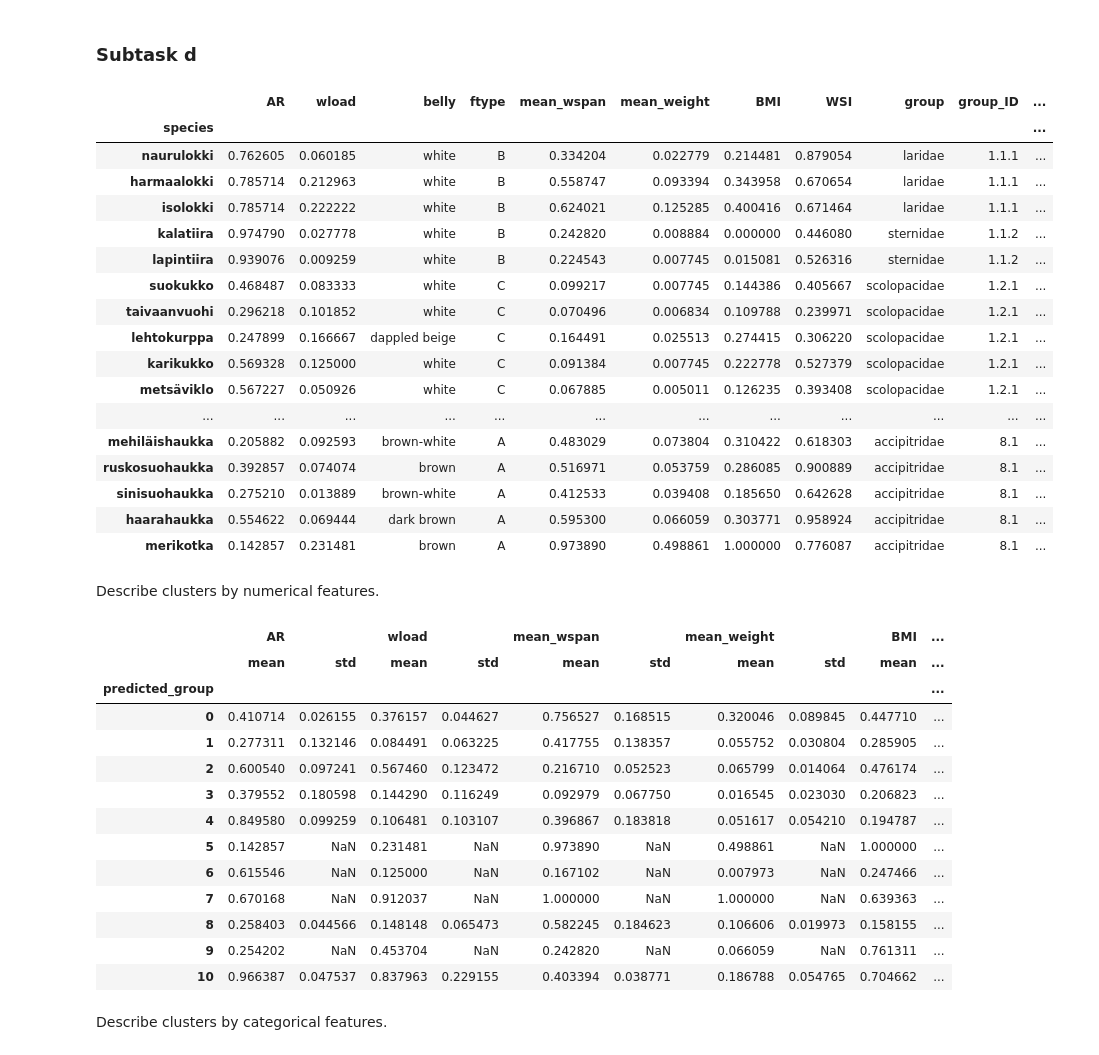
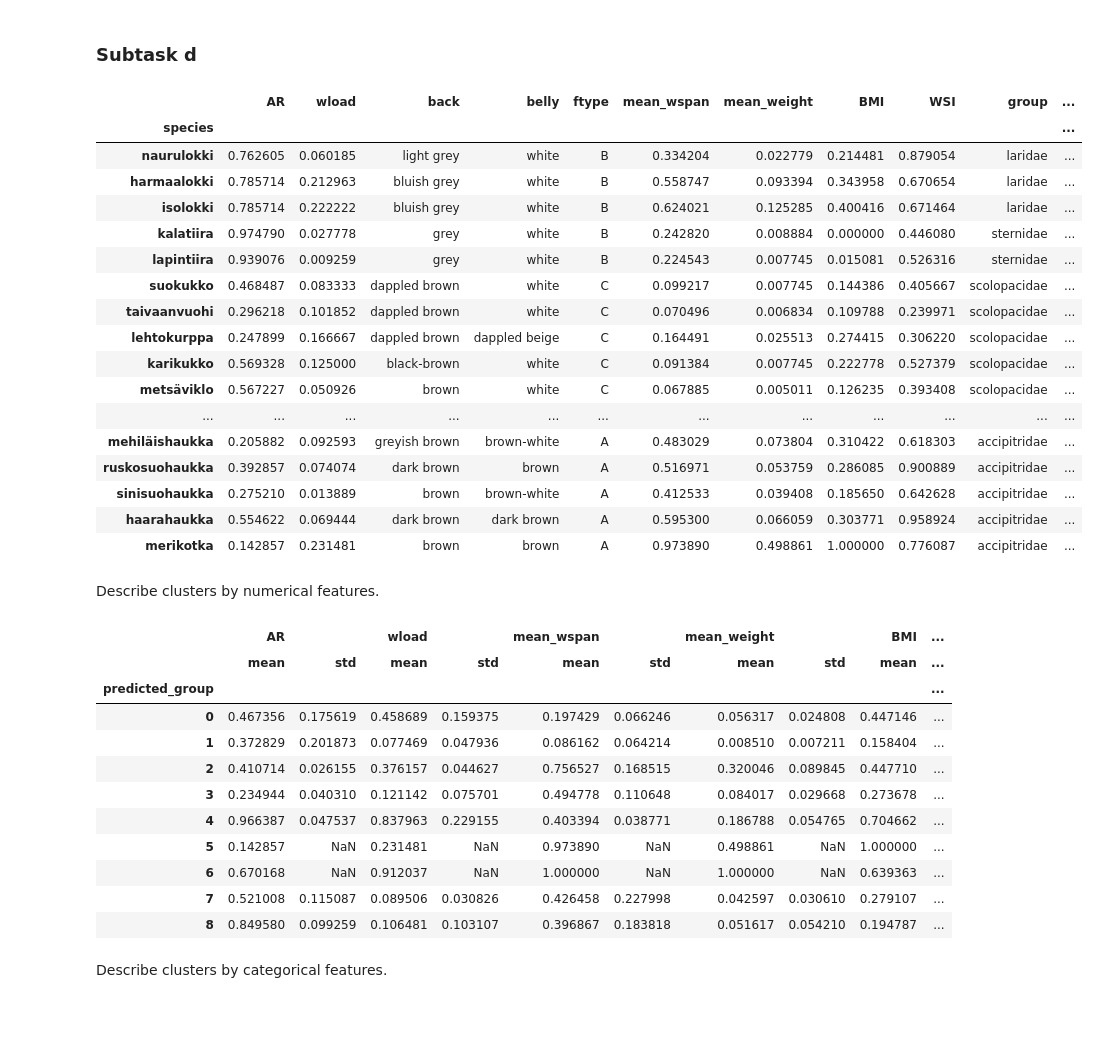
Before and after one commit to kbenedek/DataScience, a Jupyter notebook: HW2/hw_2_1.ipynb, the cells around one changed output. Cells and saved outputs as stored; diff of their text form; code cells hidden in the pictures; blank space fills up the shorter version.

```diff
--- a/HW2/hw_2_1.ipynb
+++ b/HW2/hw_2_1.ipynb
@@ -285,9 +285,6 @@ plt.tight_layout()
 plt.savefig(img_folder + 'categ_correlation_matrix.pdf', bbox_inches='tight')
 plt.show()
 plt.clf()
-# %%
-birds = birds.drop(columns=["back"])
-categ_cols = birds.select_dtypes(include=['object']).columns
 # %% [markdown]
 ### Subtask c
 # %%
@@ -499,29 +496,29 @@ Adjusted Rand Index: 0.31233362910381546
 # %% [markdown]
 ### Subtask d
 # %%
-final_labels = AgglomerativeClustering(n_clusters=11, linkage='average', compute_distances=True, metric='precomputed').fit_predict(mixed_distances)
+final_labels = AgglomerativeClustering(n_clusters=9, linkage='complete', compute_distances=True, metric='precomputed').fit_predict(mixed_distances)
 birds['predicted_group'] = final_labels
 birds['group'] = groups
 birds
 # %% [output]
-|  | AR | wload | belly | ftype | mean_wspan | mean_weight | BMI | WSI | group | group_ID | ... |
+|  | AR | wload | back | belly | ftype | mean_wspan | mean_weight | BMI | WSI | group | ... |
 | species |  |  |  |  |  |  |  |  |  |  | ... |
-| naurulokki | 0.762605 | 0.060185 | white | B | 0.334204 | 0.022779 | 0.214481 | 0.879054 | laridae | 1.1.1 | ... |
-| harmaalokki | 0.785714 | 0.212963 | white | B | 0.558747 | 0.093394 | 0.343958 | 0.670654 | laridae | 1.1.1 | ... |
-| isolokki | 0.785714 | 0.222222 | white | B | 0.624021 | 0.125285 | 0.400416 | 0.671464 | laridae | 1.1.1 | ... |
-| kalatiira | 0.974790 | 0.027778 | white | B | 0.242820 | 0.008884 | 0.000000 | 0.446080 | sternidae | 1.1.2 | ... |
-| lapintiira | 0.939076 | 0.009259 | white | B | 0.224543 | 0.007745 | 0.015081 | 0.526316 | sternidae | 1.1.2 | ... |
-| suokukko | 0.468487 | 0.083333 | white | C | 0.099217 | 0.007745 | 0.144386 | 0.405667 | scolopacidae | 1.2.1 | ... |
-| taivaanvuohi | 0.296218 | 0.101852 | white | C | 0.070496 | 0.006834 | 0.109788 | 0.239971 | scolopacidae | 1.2.1 | ... |
-| lehtokurppa | 0.247899 | 0.166667 | dappled beige | C | 0.164491 | 0.025513 | 0.274415 | 0.306220 | scolopacidae | 1.2.1 | ... |
-| karikukko | 0.569328 | 0.125000 | white | C | 0.091384 | 0.007745 | 0.222778 | 0.527379 | scolopacidae | 1.2.1 | ... |
-| metsäviklo | 0.567227 | 0.050926 | white | C | 0.067885 | 0.005011 | 0.126235 | 0.393408 | scolopacidae | 1.2.1 | ... |
+| naurulokki | 0.762605 | 0.060185 | light grey | white | B | 0.334204 | 0.022779 | 0.214481 | 0.879054 | laridae | ... |
+| harmaalokki | 0.785714 | 0.212963 | bluish grey | white | B | 0.558747 | 0.093394 | 0.343958 | 0.670654 | laridae | ... |
+| isolokki | 0.785714 | 0.222222 | bluish grey | white | B | 0.624021 | 0.125285 | 0.400416 | 0.671464 | laridae | ... |
+| kalatiira | 0.974790 | 0.027778 | grey | white | B | 0.242820 | 0.008884 | 0.000000 | 0.446080 | sternidae | ... |
+| lapintiira | 0.939076 | 0.009259 | grey | white | B | 0.224543 | 0.007745 | 0.015081 | 0.526316 | sternidae | ... |
+| suokukko | 0.468487 | 0.083333 | dappled brown | white | C | 0.099217 | 0.007745 | 0.144386 | 0.405667 | scolopacidae | ... |
+| taivaanvuohi | 0.296218 | 0.101852 | dappled brown | white | C | 0.070496 | 0.006834 | 0.109788 | 0.239971 | scolopacidae | ... |
+| lehtokurppa | 0.247899 | 0.166667 | dappled brown | dappled beige | C | 0.164491 | 0.025513 | 0.274415 | 0.306220 | scolopacidae | ... |
+| karikukko | 0.569328 | 0.125000 | black-brown | white | C | 0.091384 | 0.007745 | 0.222778 | 0.527379 | scolopacidae | ... |
+| metsäviklo | 0.567227 | 0.050926 | brown | white | C | 0.067885 | 0.005011 | 0.126235 | 0.393408 | scolopacidae | ... |
 | ... | ... | ... | ... | ... | ... | ... | ... | ... | ... | ... | ... |
-| mehiläishaukka | 0.205882 | 0.092593 | brown-white | A | 0.483029 | 0.073804 | 0.310422 | 0.618303 | accipitridae | 8.1 | ... |
-| ruskosuohaukka | 0.392857 | 0.074074 | brown | A | 0.516971 | 0.053759 | 0.286085 | 0.900889 | accipitridae | 8.1 | ... |
-| sinisuohaukka | 0.275210 | 0.013889 | brown-white | A | 0.412533 | 0.039408 | 0.185650 | 0.642628 | accipitridae | 8.1 | ... |
-| haarahaukka | 0.554622 | 0.069444 | dark brown | A | 0.595300 | 0.066059 | 0.303771 | 0.958924 | accipitridae | 8.1 | ... |
-| merikotka | 0.142857 | 0.231481 | brown | A | 0.973890 | 0.498861 | 1.000000 | 0.776087 | accipitridae | 8.1 | ... |
+| mehiläishaukka | 0.205882 | 0.092593 | greyish brown | brown-white | A | 0.483029 | 0.073804 | 0.310422 | 0.618303 | accipitridae | ... |
+| ruskosuohaukka | 0.392857 | 0.074074 | dark brown | brown | A | 0.516971 | 0.053759 | 0.286085 | 0.900889 | accipitridae | ... |
+| sinisuohaukka | 0.275210 | 0.013889 | brown | brown-white | A | 0.412533 | 0.039408 | 0.185650 | 0.642628 | accipitridae | ... |
+| haarahaukka | 0.554622 | 0.069444 | dark brown | dark brown | A | 0.595300 | 0.066059 | 0.303771 | 0.958924 | accipitridae | ... |
+| merikotka | 0.142857 | 0.231481 | brown | brown | A | 0.973890 | 0.498861 | 1.000000 | 0.776087 | accipitridae | ... |
 # %% [markdown]
 Describe clusters by numerical features.
 # %%
@@ -530,17 +527,15 @@ birds[list(num_cols)+["predicted_group"]].groupby('predicted_group').agg(['mean'
 |  | AR |  | wload |  | mean_wspan |  | mean_weight |  | BMI | ... |
 |  | mean | std | mean | std | mean | std | mean | std | mean | ... |
 | predicted_group |  |  |  |  |  |  |  |  |  | ... |
-| 0 | 0.410714 | 0.026155 | 0.376157 | 0.044627 | 0.756527 | 0.168515 | 0.320046 | 0.089845 | 0.447710 | ... |
-| 1 | 0.277311 | 0.132146 | 0.084491 | 0.063225 | 0.417755 | 0.138357 | 0.055752 | 0.030804 | 0.285905 | ... |
-| 2 | 0.600540 | 0.097241 | 0.567460 | 0.123472 | 0.216710 | 0.052523 | 0.065799 | 0.014064 | 0.476174 | ... |
-| 3 | 0.379552 | 0.180598 | 0.144290 | 0.116249 | 0.092979 | 0.067750 | 0.016545 | 0.023030 | 0.206823 | ... |
-| 4 | 0.849580 | 0.099259 | 0.106481 | 0.103107 | 0.396867 | 0.183818 | 0.051617 | 0.054210 | 0.194787 | ... |
+| 0 | 0.467356 | 0.175619 | 0.458689 | 0.159375 | 0.197429 | 0.066246 | 0.056317 | 0.024808 | 0.447146 | ... |
+| 1 | 0.372829 | 0.201873 | 0.077469 | 0.047936 | 0.086162 | 0.064214 | 0.008510 | 0.007211 | 0.158404 | ... |
+| 2 | 0.410714 | 0.026155 | 0.376157 | 0.044627 | 0.756527 | 0.168515 | 0.320046 | 0.089845 | 0.447710 | ... |
+| 3 | 0.234944 | 0.040310 | 0.121142 | 0.075701 | 0.494778 | 0.110648 | 0.084017 | 0.029668 | 0.273678 | ... |
+| 4 | 0.966387 | 0.047537 | 0.837963 | 0.229155 | 0.403394 | 0.038771 | 0.186788 | 0.054765 | 0.704662 | ... |
 | 5 | 0.142857 | NaN | 0.231481 | NaN | 0.973890 | NaN | 0.498861 | NaN | 1.000000 | ... |
-| 6 | 0.615546 | NaN | 0.125000 | NaN | 0.167102 | NaN | 0.007973 | NaN | 0.247466 | ... |
-| 7 | 0.670168 | NaN | 0.912037 | NaN | 1.000000 | NaN | 1.000000 | NaN | 0.639363 | ... |
-| 8 | 0.258403 | 0.044566 | 0.148148 | 0.065473 | 0.582245 | 0.184623 | 0.106606 | 0.019973 | 0.158155 | ... |
-| 9 | 0.254202 | NaN | 0.453704 | NaN | 0.242820 | NaN | 0.066059 | NaN | 0.761311 | ... |
-| 10 | 0.966387 | 0.047537 | 0.837963 | 0.229155 | 0.403394 | 0.038771 | 0.186788 | 0.054765 | 0.704662 | ... |
+| 6 | 0.670168 | NaN | 0.912037 | NaN | 1.000000 | NaN | 1.000000 | NaN | 0.639363 | ... |
+| 7 | 0.521008 | 0.115087 | 0.089506 | 0.030826 | 0.426458 | 0.227998 | 0.042597 | 0.030610 | 0.279107 | ... |
+| 8 | 0.849580 | 0.099259 | 0.106481 | 0.103107 | 0.396867 | 0.183818 | 0.051617 | 0.054210 | 0.194787 | ... |
 # %%
 num_data = birds[list(num_cols) + ["predicted_group"]].copy()
 df = pd.melt(num_data, num_data.columns[-1], num_data.columns[:-1])
```
Also changed, not shown: parts of 6 cells of this notebook, 44 other files.
